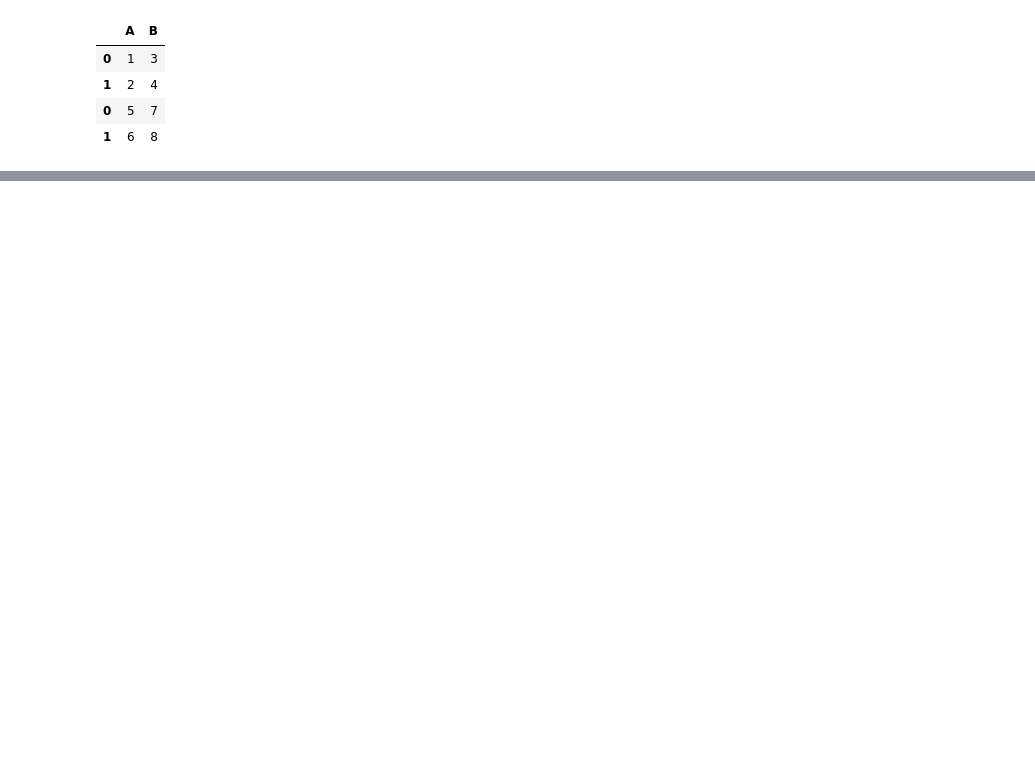
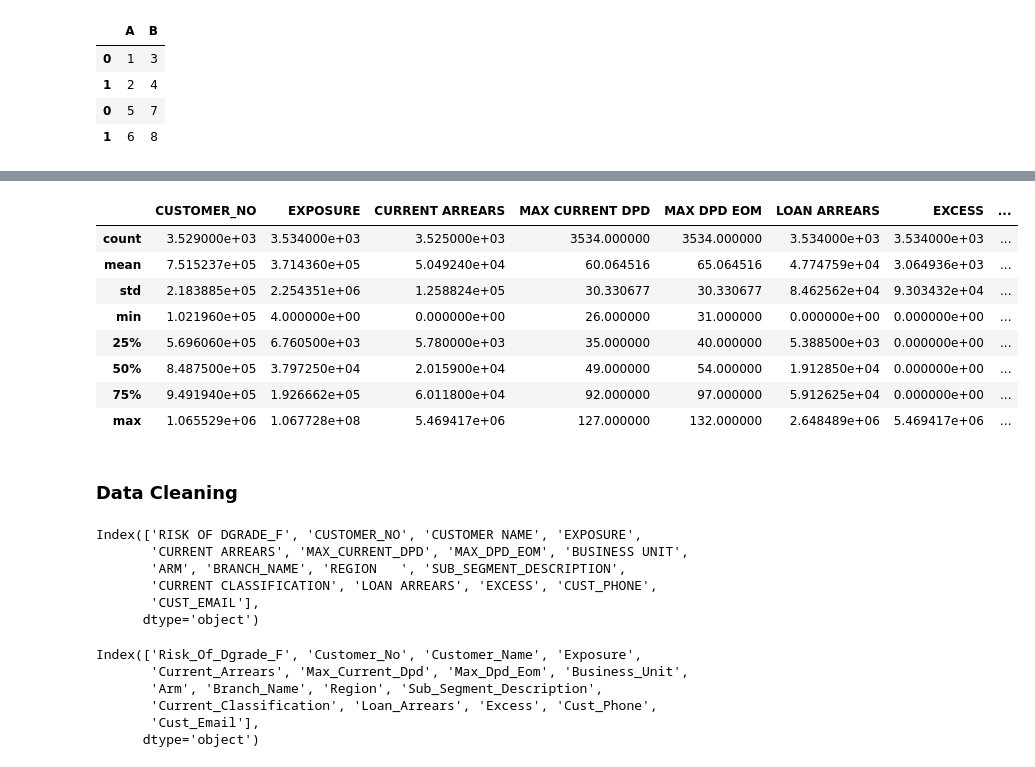
Before and after one commit to KaiFa254/Full_Quick_Python_Self_Practice, a Jupyter notebook: Python_quick_practice.ipynb, the cells around one changed output, grey strips where cells are left out. Drawn from its saved outputs; the diff is of its cells as text; code cells hidden in the pictures; blank space fills up the shorter version.

```diff
--- a/Python_quick_practice.ipynb
+++ b/Python_quick_practice.ipynb
@@ -275,0 +278,3 @@ pd.concat([df1, df2], axis=0)
+# %%
+data = pd.read_excel('cons_downgrades.xlsx')
+data.head()
@@ -275,0 +308,38 @@ pd.concat([df1, df2], axis=0)
+# %%
+data.describe()
+# %% [output]
+|  | CUSTOMER_NO | EXPOSURE | CURRENT ARREARS | MAX CURRENT DPD | MAX DPD EOM | LOAN ARREARS | EXCESS | ... |
+| count | 3.529000e+03 | 3.534000e+03 | 3.525000e+03 | 3534.000000 | 3534.000000 | 3.534000e+03 | 3.534000e+03 | ... |
+| mean | 7.515237e+05 | 3.714360e+05 | 5.049240e+04 | 60.064516 | 65.064516 | 4.774759e+04 | 3.064936e+03 | ... |
+| std | 2.183885e+05 | 2.254351e+06 | 1.258824e+05 | 30.330677 | 30.330677 | 8.462562e+04 | 9.303432e+04 | ... |
+| min | 1.021960e+05 | 4.000000e+00 | 0.000000e+00 | 26.000000 | 31.000000 | 0.000000e+00 | 0.000000e+00 | ... |
+| 25% | 5.696060e+05 | 6.760500e+03 | 5.780000e+03 | 35.000000 | 40.000000 | 5.388500e+03 | 0.000000e+00 | ... |
+| 50% | 8.487500e+05 | 3.797250e+04 | 2.015900e+04 | 49.000000 | 54.000000 | 1.912850e+04 | 0.000000e+00 | ... |
+| 75% | 9.491940e+05 | 1.926662e+05 | 6.011800e+04 | 92.000000 | 97.000000 | 5.912625e+04 | 0.000000e+00 | ... |
+| max | 1.065529e+06 | 1.067728e+08 | 5.469417e+06 | 127.000000 | 132.000000 | 2.648489e+06 | 5.469417e+06 | ... |
+# %% [markdown]
+### Data Cleaning
+# %%
+## Renaming Columns
+
+data.rename(columns={'MAX CURRENT DPD': 'MAX_CURRENT_DPD','MAX DPD EOM': 'MAX_DPD_EOM'}, inplace=True)
+
+data.columns
+# %% [output]
+Index(['RISK OF DGRADE_F', 'CUSTOMER_NO', 'CUSTOMER NAME', 'EXPOSURE',
+       'CURRENT ARREARS', 'MAX_CURRENT_DPD', 'MAX_DPD_EOM', 'BUSINESS UNIT',
+       'ARM', 'BRANCH_NAME', 'REGION   ', 'SUB_SEGMENT_DESCRIPTION',
+       'CURRENT CLASSIFICATION', 'LOAN ARREARS', 'EXCESS', 'CUST_PHONE',
+       'CUST_EMAIL'],
+      dtype='object')
+# %%
+# Example: make all proper and replace spaces with underscores
+data.columns = data.columns.str.strip().str.replace(' ', '_').str.title()
+data.columns
+# %% [output]
+Index(['Risk_Of_Dgrade_F', 'Customer_No', 'Customer_Name', 'Exposure',
+       'Current_Arrears', 'Max_Current_Dpd', 'Max_Dpd_Eom', 'Business_Unit',
+       'Arm', 'Branch_Name', 'Region', 'Sub_Segment_Description',
+       'Current_Classification', 'Loan_Arrears', 'Excess', 'Cust_Phone',
+       'Cust_Email'],
+      dtype='object')
```
Also changed, not shown: parts of 10 cells of this notebook, 1 other file.
